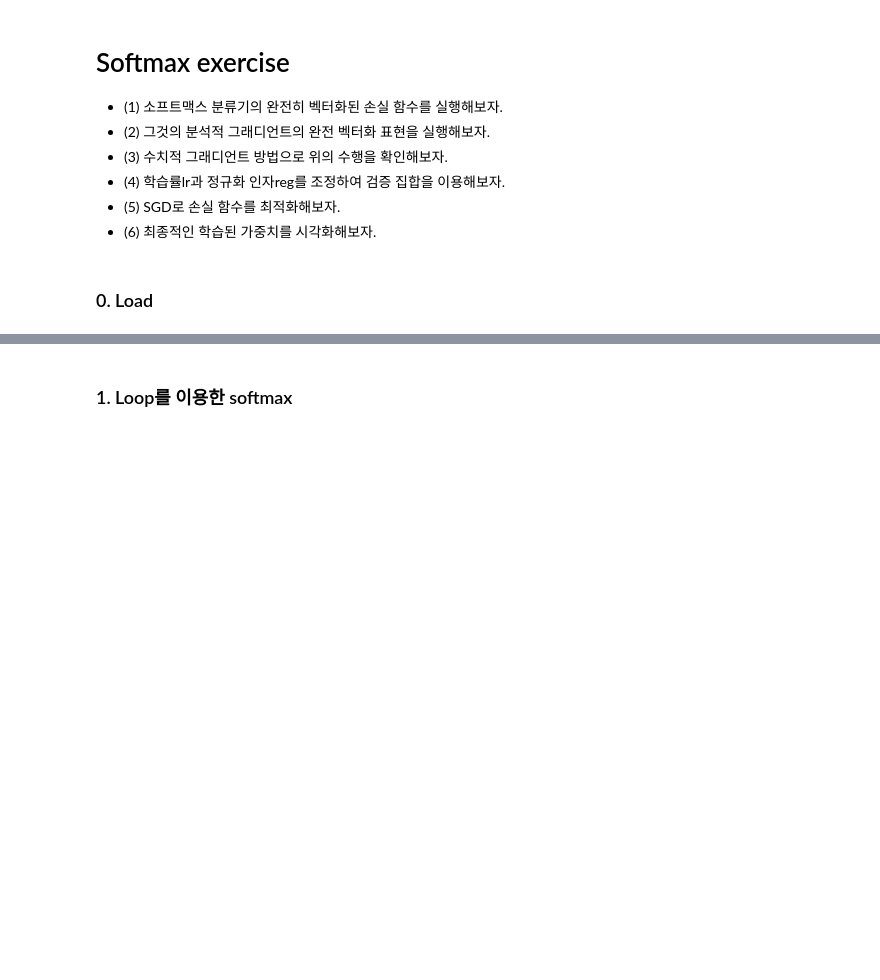
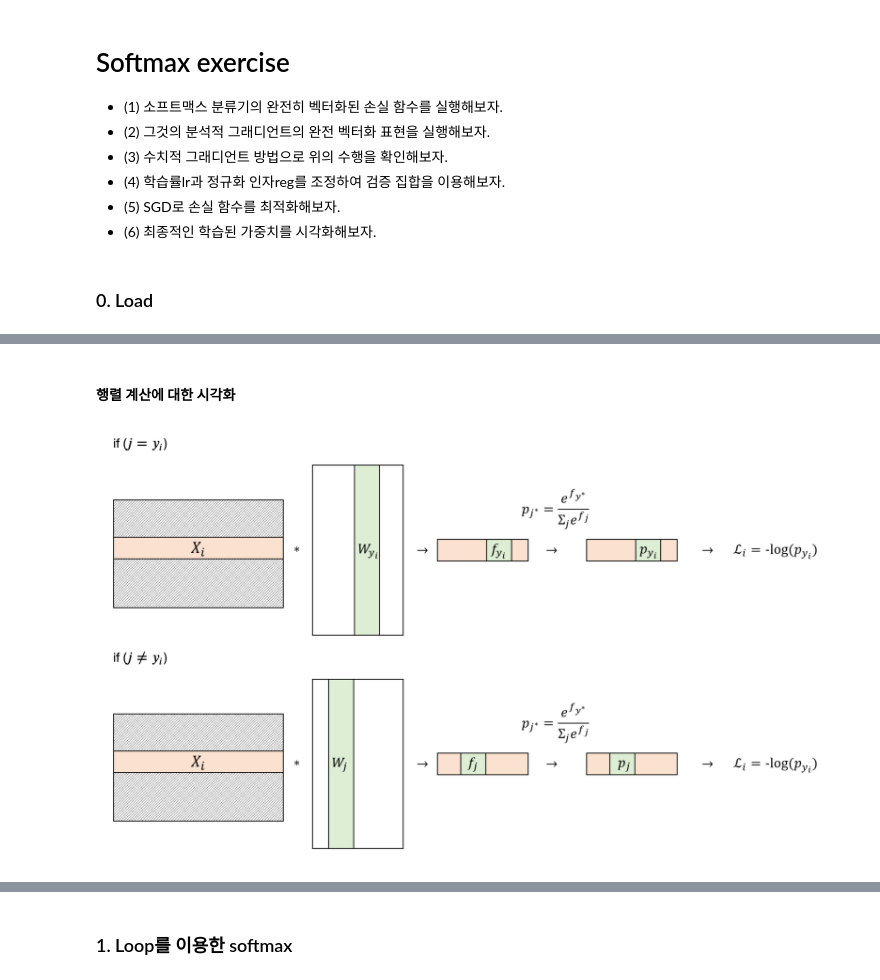
Before and after one commit to musicjae/cs231n, a Jupyter notebook: assignment1/softmax_kor.ipynb, the cells around one changed output, grey strips where cells are left out. Cells and saved outputs as stored; diff of their text form; code cells hidden in the pictures; blank space fills up the shorter version.

```diff
--- a/assignment1/softmax_kor.ipynb
+++ b/assignment1/softmax_kor.ipynb
@@ -99 +139,8 @@ cf.http://intelligence.korea.ac.kr/jupyter/2020/06/30/softmax-classifer-cs231n.h
+# %% [markdown]
+#### 행렬 계산에 대한 시각화
+# %%
+Image("/content/drive/My Drive/img/soft1.png")
+# cf.http://intelligence.korea.ac.kr/jupyter/2020/06/30/softmax-classifer-cs231n.html
+# %% [output]
+[figure, added]
 # %% [markdown]
```
Also changed, not shown: parts of 6 cells of this notebook.
